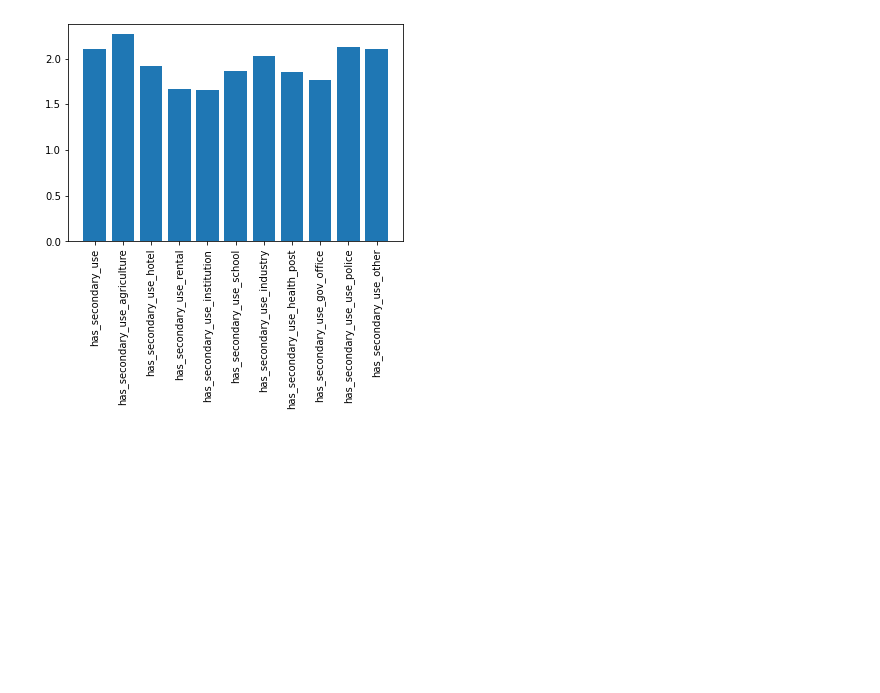
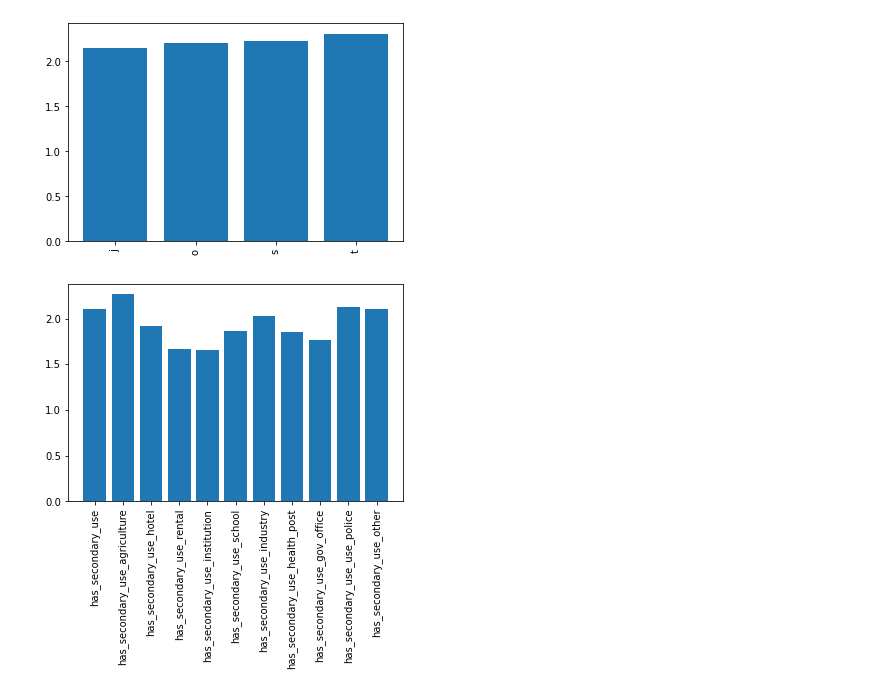
Before and after one commit to juanchycc/Tp2-Datos, a Jupyter notebook: featuring.ipynb, the cells around one changed output. Cells and saved outputs as stored; diff of their text form; code cells hidden in the pictures; blank space fills up the shorter version.

```diff
--- a/featuring.ipynb
+++ b/featuring.ipynb
@@ -106,3 +93,20 @@ def encodingVersionDos(values, columnData, setDatos):
+# %%
+position = pd.DataFrame()
+position= pd.get_dummies(set_train['position'])
+position.sum()
+
+position['damage_grade'] = set_train['damage_grade']
+vector_names = ['j', 'o', 's', 't']
+promedios = []
+for x in range(len(vector_names)):
+    aux = position.loc[position[vector_names[x]] == 1,:]
+    promedios.append(aux['damage_grade'].sum() / aux[vector_names[x]].sum())
+
+plt.bar(vector_names, promedios)
+plt.xticks(rotation=90)
+plt.show()
+# %% [output]
+[figure, added]
 # %%
 secondary_use = set_train.iloc[:,27:38]
 secondary_use['damage_grade'] = set_train['damage_grade']
```
Also changed, not shown: parts of 14 cells of this notebook, 1 other file.
